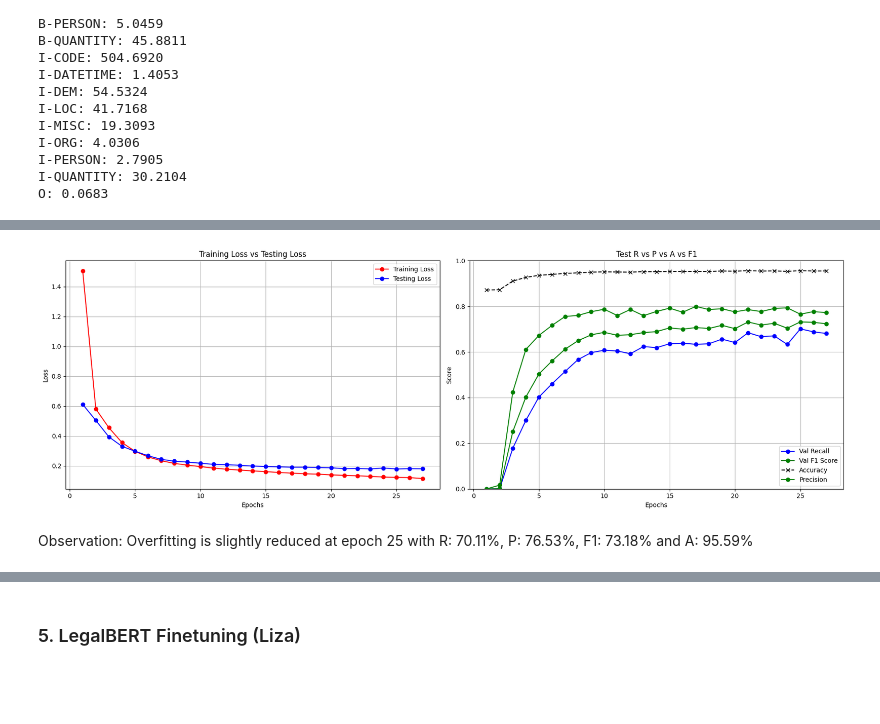
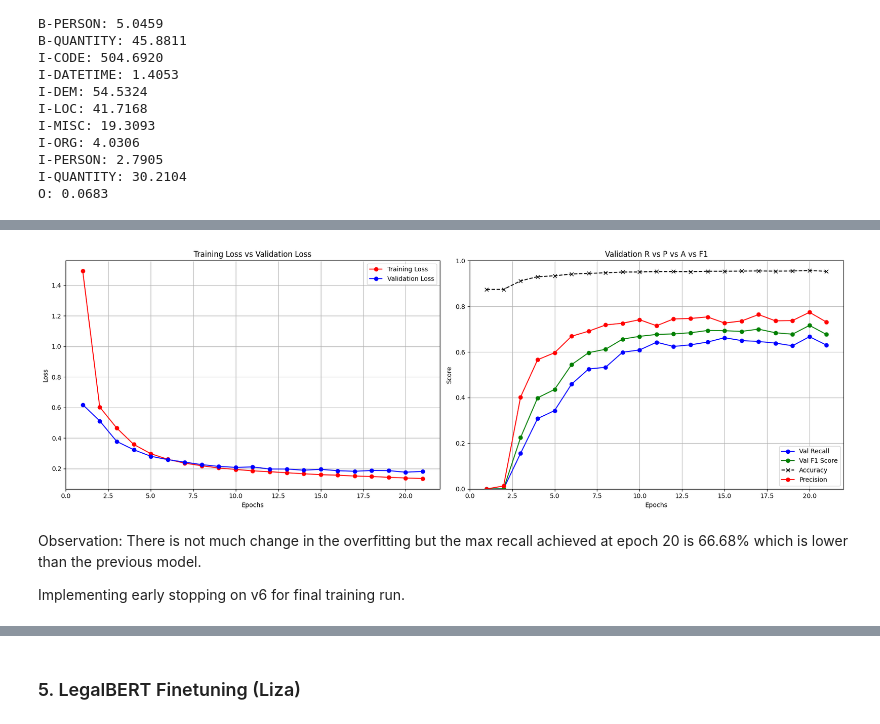
Before and after one commit to Mohammad-CodeVoyager/Legal-document-redaction-NER-, a Jupyter notebook: legal_doc_redaction.ipynb, the cells around one changed output, grey strips where cells are left out. Cells and saved outputs as stored; diff of their text form; code cells hidden in the pictures; blank space fills up the shorter version.

```diff
--- a/legal_doc_redaction.ipynb
+++ b/legal_doc_redaction.ipynb
@@ -322,4 +327,12 @@ import torch
 import torch.nn as nn
 # %%
 #setup GPU availability
-device = torch.device('cuda') if torch.cuda.is_available() else torch.device('cpu')
+if torch.backends.mps.is_available():
+    device = torch.device('mps') #mac m3 chip integrated gpu
+    print(f"MPS device found: {device}")
+elif torch.cuda.is_available():
+    device = torch.device('cuda')
+    print(f"GPU device found: {device}")
+else:
+    device = torch.device('cpu')
+    print(f"No GPU device found. Falling back to {device}")
@@ -527,11 +565,11 @@ def plot_training_metrics(history):
 
     plt.figure(figsize=(18, 6))
 
-    # training vs testing loss
+    # training vs validation loss
     plt.subplot(1, 2, 1)
     plt.plot(epochs_range, history['train_loss'], 'r-o', label='Training Loss')
-    plt.plot(epochs_range, history['val_loss'], 'b-o', label='Testing Loss')
-    plt.title('Training Loss vs Testing Loss')
+    plt.plot(epochs_range, history['val_loss'], 'b-o', label='Validation Loss')
+    plt.title('Training Loss vs Validation Loss')
     plt.xlabel('Epochs')
     plt.ylabel('Loss')
     plt.legend()
@@ -542,8 +580,8 @@ def plot_training_metrics(history):
     plt.plot(epochs_range, history['recall'], 'b-o', label='Val Recall')
     plt.plot(epochs_range, history['f1'], 'g-o', label='Val F1 Score')
     plt.plot(epochs_range, history['accuracy'], 'k-x', label='Accuracy', linestyle='--')
-    plt.plot(epochs_range, history['precision'], 'g-o', label='Precision')
-    plt.title('Test R vs P vs A vs F1')
+    plt.plot(epochs_range, history['precision'], 'r-o', label='Precision')
+    plt.title('Validation R vs P vs A vs F1')
     plt.xlabel('Epochs')
     plt.ylabel('Score')
     plt.ylim(0, 1.0) # y-axis to 0-100%
@@ -772,10 +823,10 @@ Observation: After epoch 10 the model is learning slowly but could reach 71.24%
 
 Adding dropout layers to reduce overfitting.
 # %%
-#adding dropout layer to reduce overfitting
-lstm_nre_v6 = bilstm_nre(30522, len(label_list), embed_dim=128, hidden_dim=480, dropout_rate=0.2).to(device)
-optimizer_v6 = torch.optim.Adam(lstm_nre_v6.parameters(), lr=1e-4)
+#adding dropout layer to reduce overfitting and reducing epoches
+lstm_nre_v7 = bilstm_nre(30522, len(label_list), embed_dim=128, hidden_dim=480, dropout_rate=0.2).to(device)
+optimizer_v7 = torch.optim.Adam(lstm_nre_v7.parameters(), lr=1e-4)
 # %%
-history_v6 = train_eval_lstm(lstm_nre_v6, optimizer_v6, n_epoches = 27)
+history_v7 = train_eval_lstm(lstm_nre_v7, optimizer_v7, n_epoches = 21)
 # %% [output]
 Starting Bi-LSTM for NER training...
@@ -798,8 +849,10 @@ Epoch 27/27 | Train Loss: 0.1143 | Test Loss: 0.1794 | Test Recall: 0.6807 | Tes
 Training complete!
 # %%
 # plot evaluation metrics
-plot_training_metrics(history_v6)
+plot_training_metrics(history_v7)
 # %% [output]
-[figure, old version]
+[figure, new version]
 # %% [markdown]
-Observation: Overfitting is slightly reduced at epoch 25 with R: 70.11%, P: 76.53%, F1: 73.18% and A: 95.59%
+Observation: There is not much change in the overfitting but the max recall achieved at epoch 20 is 66.68% which is lower than the previous model.
+
+Implementing early stopping on v6 for final training run.
```
Also changed, not shown: parts of 42 cells of this notebook.
